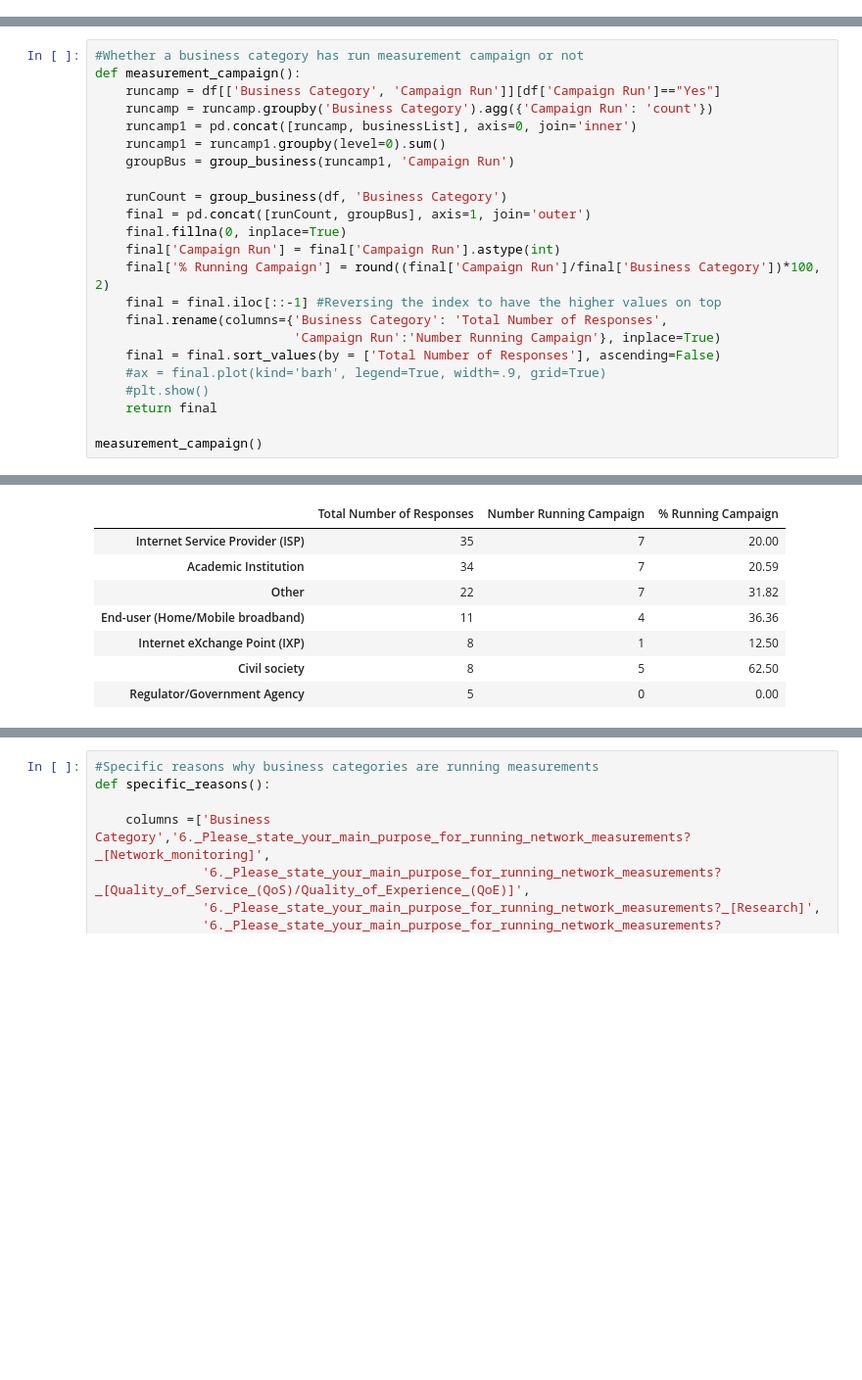
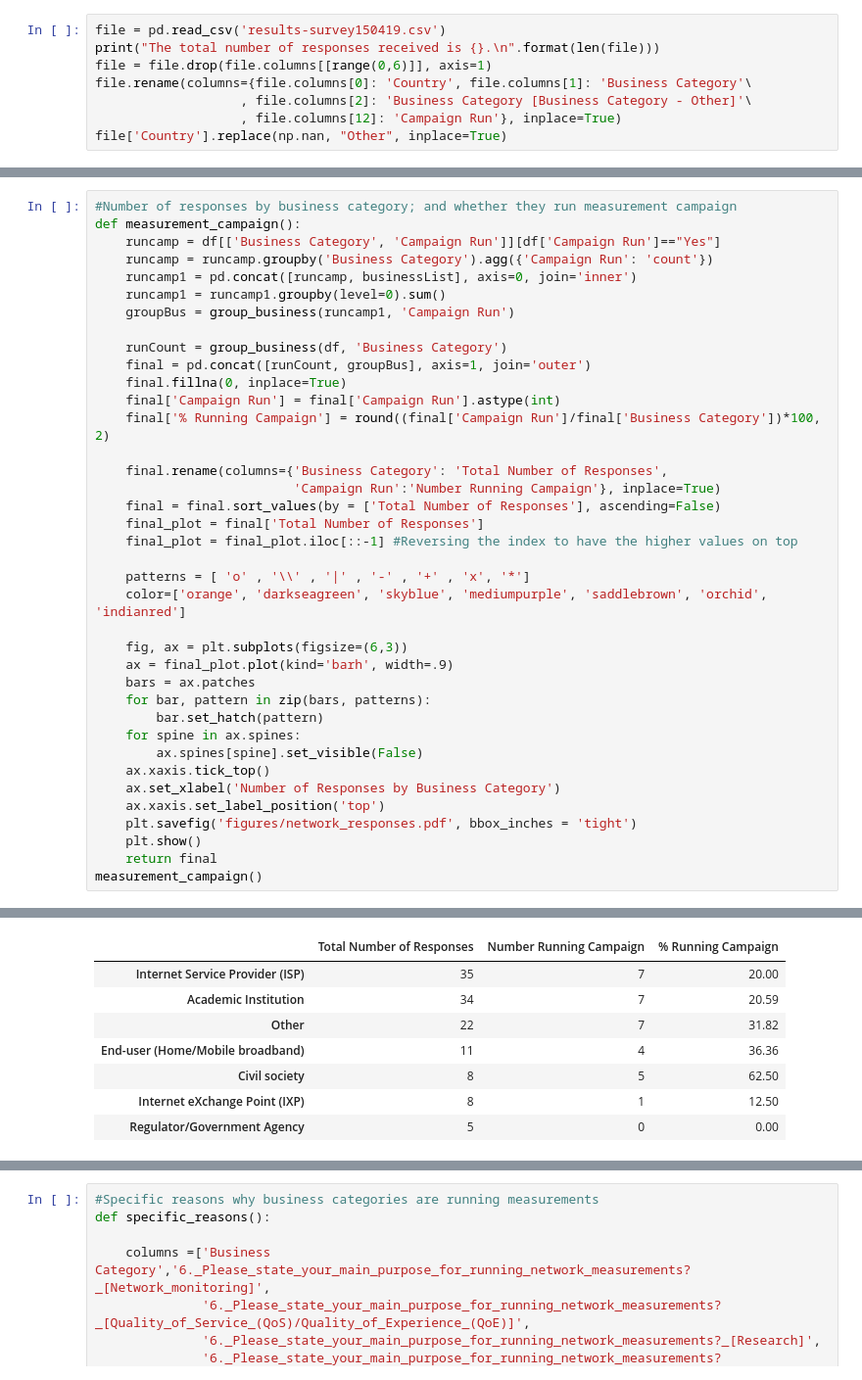
Before and after one commit to AFRINIC-Labs/Africa_Internet_Measurement_Survey, a Jupyter notebook: survey_analysis.ipynb, the cells around one changed output, grey strips where cells are left out. Shown at 98% size. Saved outputs shown, nothing was run; the diff lists cells and outputs as text; blank space fills up the shorter version.

```diff
--- a/survey_analysis.ipynb
+++ b/survey_analysis.ipynb
@@ -6,0 +8,8 @@ import warnings; warnings.simplefilter('ignore')
+# %%
+file = pd.read_csv('results-survey150419.csv')
+print("The total number of responses received is {}.\n".format(len(file)))
+file = file.drop(file.columns[[range(0,6)]], axis=1)
+file.rename(columns={file.columns[0]: 'Country', file.columns[1]: 'Business Category'\
+                   , file.columns[2]: 'Business Category [Business Category - Other]'\
+                   , file.columns[12]: 'Campaign Run'}, inplace=True)
+file['Country'].replace(np.nan, "Other", inplace=True)
@@ -88,6 +113,6 @@ def group_business(busdf, colname):
     return busdf
 # %%
-#Whether a business category has run measurement campaign or not
+#Number of responses by business category; and whether they run measurement campaign
 def measurement_campaign():
     runcamp = df[['Business Category', 'Campaign Run']][df['Campaign Run']=="Yes"]
     runcamp = runcamp.groupby('Business Category').agg({'Campaign Run': 'count'})
@@ -100,13 +125,28 @@ def measurement_campaign():
     final.fillna(0, inplace=True)
     final['Campaign Run'] = final['Campaign Run'].astype(int)
     final['% Running Campaign'] = round((final['Campaign Run']/final['Business Category'])*100, 2)
-    final = final.iloc[::-1] #Reversing the index to have the higher values on top
+
     final.rename(columns={'Business Category': 'Total Number of Responses',
                           'Campaign Run':'Number Running Campaign'}, inplace=True)
     final = final.sort_values(by = ['Total Number of Responses'], ascending=False)
-    #ax = final.plot(kind='barh', legend=True, width=.9, grid=True)
-    #plt.show()
+    final_plot = final['Total Number of Responses']
+    final_plot = final_plot.iloc[::-1] #Reversing the index to have the higher values on top
+
+    patterns = [ 'o' , '\\' , '|' , '-' , '+' , 'x', '*']
+    color=['orange', 'darkseagreen', 'skyblue', 'mediumpurple', 'saddlebrown', 'orchid', 'indianred']
+
+    fig, ax = plt.subplots(figsize=(6,3))
+    ax = final_plot.plot(kind='barh', width=.9)
+    bars = ax.patches
+    for bar, pattern in zip(bars, patterns):
+        bar.set_hatch(pattern)
+    for spine in ax.spines:
+        ax.spines[spine].set_visible(False)
+    ax.xaxis.tick_top()
+    ax.set_xlabel('Number of Responses by Business Category')
+    ax.xaxis.set_label_position('top')
+    plt.savefig('figures/network_responses.pdf', bbox_inches = 'tight')
+    plt.show()
     return final
-
 measurement_campaign()
 # %% [output]
@@ -113,9 +154,9 @@ measurement_campaign()
 |  | Total Number of Responses | Number Running Campaign | % Running Campaign |
 | Internet Service Provider (ISP) | 35 | 7 | 20.00 |
 | Academic Institution | 34 | 7 | 20.59 |
 | Other | 22 | 7 | 31.82 |
 | End-user (Home/Mobile broadband) | 11 | 4 | 36.36 |
+| Civil society | 8 | 5 | 62.50 |
 | Internet eXchange Point (IXP) | 8 | 1 | 12.50 |
-| Civil society | 8 | 5 | 62.50 |
 | Regulator/Government Agency | 5 | 0 | 0.00 |
 # %%
```
Also changed, not shown: parts of 9 cells of this notebook.
